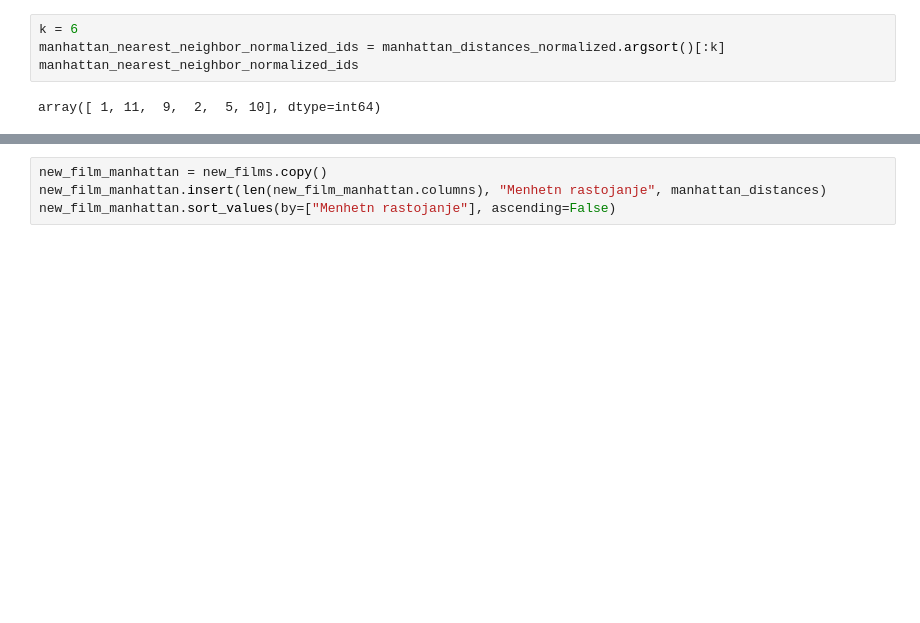
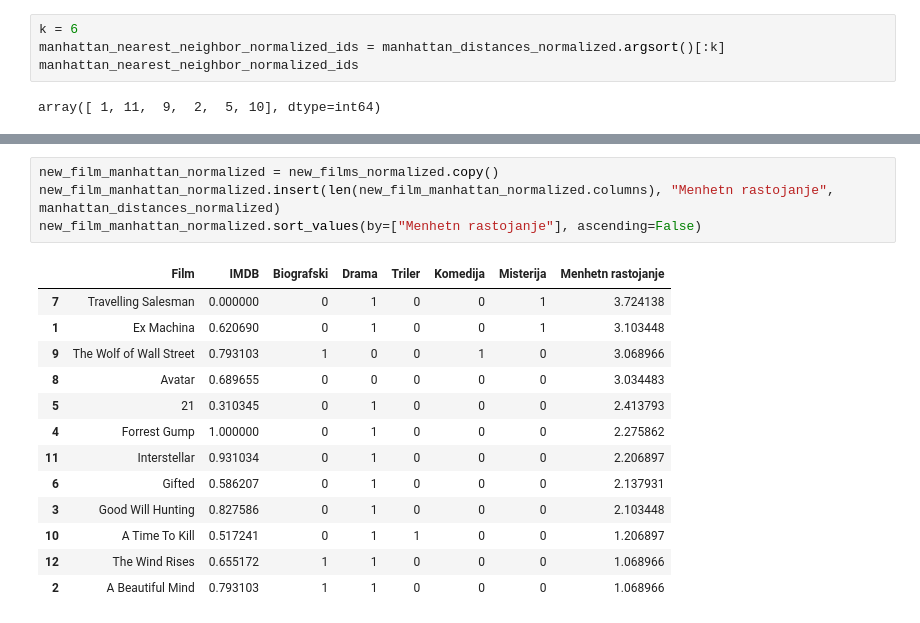
Before and after one commit to mdodovic/K-Nearest-Neighbours, a Jupyter notebook: films.ipynb, the cells around one changed output, grey strips where cells are left out. Cells and saved outputs as stored; diff of their text form; blank space fills up the shorter version.

```diff
--- a/films.ipynb
+++ b/films.ipynb
@@ -145,4 +244,18 @@ new_film_euclidean.sort_values(by=["Euklidsko rastojanje"], ascending=False)
 # %%
-new_film_manhattan = new_films.copy()
-new_film_manhattan.insert(len(new_film_manhattan.columns), "Menhetn rastojanje", manhattan_distances)
-new_film_manhattan.sort_values(by=["Menhetn rastojanje"], ascending=False)
+new_film_manhattan_normalized = new_films_normalized.copy()
+new_film_manhattan_normalized.insert(len(new_film_manhattan_normalized.columns), "Menhetn rastojanje", manhattan_distances_normalized)
+new_film_manhattan_normalized.sort_values(by=["Menhetn rastojanje"], ascending=False)
+# %% [output]
+|  | Film | IMDB | Biografski | Drama | Triler | Komedija | Misterija | Menhetn rastojanje |
+| 7 | Travelling Salesman | 0.000000 | 0 | 1 | 0 | 0 | 1 | 3.724138 |
+| 1 | Ex Machina | 0.620690 | 0 | 1 | 0 | 0 | 1 | 3.103448 |
+| 9 | The Wolf of Wall Street | 0.793103 | 1 | 0 | 0 | 1 | 0 | 3.068966 |
+| 8 | Avatar | 0.689655 | 0 | 0 | 0 | 0 | 0 | 3.034483 |
+| 5 | 21 | 0.310345 | 0 | 1 | 0 | 0 | 0 | 2.413793 |
+| 4 | Forrest Gump | 1.000000 | 0 | 1 | 0 | 0 | 0 | 2.275862 |
+| 11 | Interstellar | 0.931034 | 0 | 1 | 0 | 0 | 0 | 2.206897 |
+| 6 | Gifted | 0.586207 | 0 | 1 | 0 | 0 | 0 | 2.137931 |
+| 3 | Good Will Hunting | 0.827586 | 0 | 1 | 0 | 0 | 0 | 2.103448 |
+| 10 | A Time To Kill | 0.517241 | 0 | 1 | 1 | 0 | 0 | 1.206897 |
+| 12 | The Wind Rises | 0.655172 | 1 | 1 | 0 | 0 | 0 | 1.068966 |
+| 2 | A Beautiful Mind | 0.793103 | 1 | 1 | 0 | 0 | 0 | 1.068966 |
```
Also changed, not shown: parts of 18 cells of this notebook.
